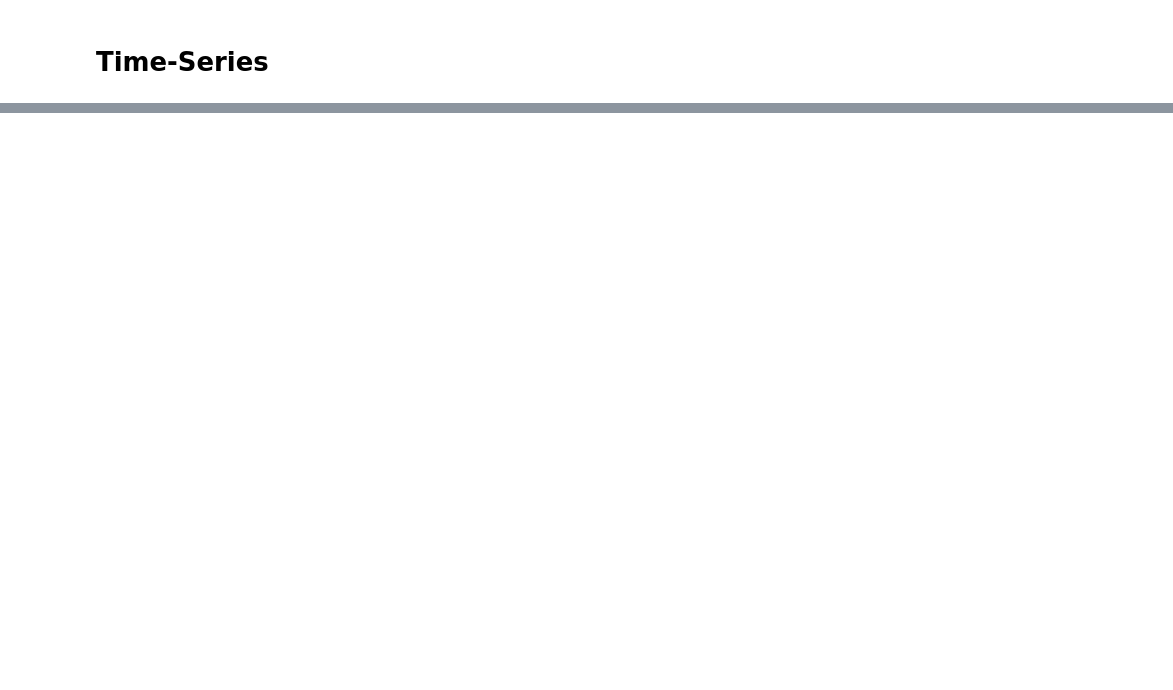
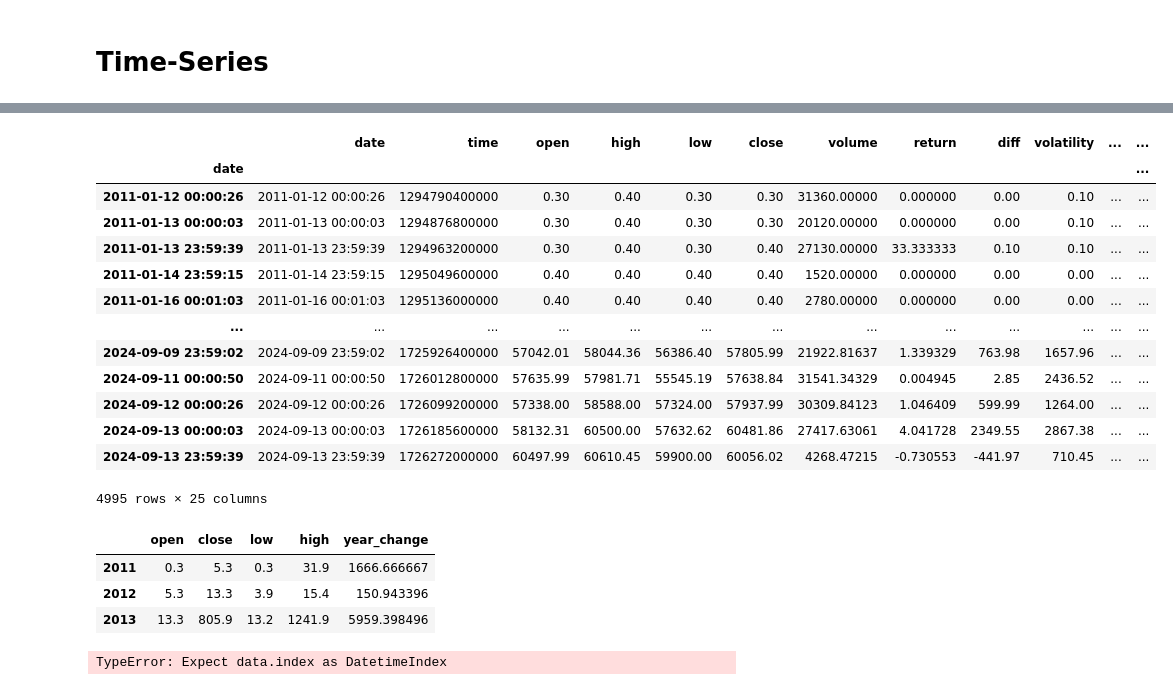
Before and after one commit to Pableren/Glass-Bubble, a Jupyter notebook: Eda.ipynb, the cells around one changed output, grey strips where cells are left out. Cells and saved outputs as stored; diff of their text form; code cells hidden in the pictures; blank space fills up the shorter version.

```diff
--- a/Eda.ipynb
+++ b/Eda.ipynb
@@ -59,0 +60,79 @@ variable_tiempo(df_4h,'close')
+# %%
+df_1d['date_time'] = df_1d['date']
+df_1d.index = df_1d['date']
+# %%
+df_1d
+# %% [output]
+|  | date | time | open | high | low | close | volume | return | diff | volatility | ... | ... |
+| date |  |  |  |  |  |  |  |  |  |  |  | ... |
+| 2011-01-12 00:00:26 | 2011-01-12 00:00:26 | 1294790400000 | 0.30 | 0.40 | 0.30 | 0.30 | 31360.00000 | 0.000000 | 0.00 | 0.10 | ... | ... |
+| 2011-01-13 00:00:03 | 2011-01-13 00:00:03 | 1294876800000 | 0.30 | 0.40 | 0.30 | 0.30 | 20120.00000 | 0.000000 | 0.00 | 0.10 | ... | ... |
+| 2011-01-13 23:59:39 | 2011-01-13 23:59:39 | 1294963200000 | 0.30 | 0.40 | 0.30 | 0.40 | 27130.00000 | 33.333333 | 0.10 | 0.10 | ... | ... |
+| 2011-01-14 23:59:15 | 2011-01-14 23:59:15 | 1295049600000 | 0.40 | 0.40 | 0.40 | 0.40 | 1520.00000 | 0.000000 | 0.00 | 0.00 | ... | ... |
+| 2011-01-16 00:01:03 | 2011-01-16 00:01:03 | 1295136000000 | 0.40 | 0.40 | 0.40 | 0.40 | 2780.00000 | 0.000000 | 0.00 | 0.00 | ... | ... |
+| ... | ... | ... | ... | ... | ... | ... | ... | ... | ... | ... | ... | ... |
+| 2024-09-09 23:59:02 | 2024-09-09 23:59:02 | 1725926400000 | 57042.01 | 58044.36 | 56386.40 | 57805.99 | 21922.81637 | 1.339329 | 763.98 | 1657.96 | ... | ... |
+| 2024-09-11 00:00:50 | 2024-09-11 00:00:50 | 1726012800000 | 57635.99 | 57981.71 | 55545.19 | 57638.84 | 31541.34329 | 0.004945 | 2.85 | 2436.52 | ... | ... |
+| 2024-09-12 00:00:26 | 2024-09-12 00:00:26 | 1726099200000 | 57338.00 | 58588.00 | 57324.00 | 57937.99 | 30309.84123 | 1.046409 | 599.99 | 1264.00 | ... | ... |
+| 2024-09-13 00:00:03 | 2024-09-13 00:00:03 | 1726185600000 | 58132.31 | 60500.00 | 57632.62 | 60481.86 | 27417.63061 | 4.041728 | 2349.55 | 2867.38 | ... | ... |
+| 2024-09-13 23:59:39 | 2024-09-13 23:59:39 | 1726272000000 | 60497.99 | 60610.45 | 59900.00 | 60056.02 | 4268.47215 | -0.730553 | -441.97 | 710.45 | ... | ... |
+4995 rows × 25 columns
+# %%
+# Se localizan los datos correspondientes para cada año
+# ==============================================================================
+years = list(df_1d.index.year.unique())
+df_plot = pd.DataFrame()
+
+for year in years:
+
+    year_open = df_1d.loc[df_1d.index.year == year, "open"].iloc[0]
+    year_close = df_1d.loc[df_1d.index.year == year, "close"].iloc[-1]
+    year_low = df_1d.loc[df_1d.index.year == year, "low"].min()
+    year_high = df_1d.loc[df_1d.index.year == year, "high"].max()
+
+    df_plot[year] = pd.Series([year_open, year_close, year_low, year_high])
+df_plot = df_plot.T
+df_plot = df_plot.set_axis(["open", "close", "low", "high"], axis=1)
+
+df_plot["year_change"] = 100 * (df_plot["close"] - df_plot["open"]) / df_plot["open"]
+df_plot.head(3)
+# %% [output]
+|  | open | close | low | high | year_change |
+| 2011 | 0.3 | 5.3 | 0.3 | 31.9 | 1666.666667 |
+| 2012 | 5.3 | 13.3 | 3.9 | 15.4 | 150.943396 |
+| 2013 | 13.3 | 805.9 | 13.2 | 1241.9 | 5959.398496 |
+# %%
+
+# Asegúrate de que el dataframe tiene un índice de fecha adecuado
+#df_plot.index = pd.to_datetime(df_plot.index)
+
+# Cálculo del porcentaje de cambio para las anotaciones
+annotations_list = []
+max_high = df_plot["high"].max()
+
+for year in years:
+    df_aux = df_plot.loc[df_plot.index == year]
+    loc_x = df_aux.index[0]
+    loc_y = df_aux["high"].values[0] + (max_high * 0.05)
+    text = "{:.1f}%".format(df_aux["year_change"].values[0])
+    annotations_list.append((loc_x, loc_y, text))
+
+# Crear gráfico de velas con mplfinance
+mpf.plot(
+    df_plot,
+    type='candle',  # Gráfico de velas
+    style='charles',
+    title='Chart Bitcoin/USD por año',
+    ylabel='Precio (USD)',
+    figsize=(10, 6),
+    volume=False,  # Si no quieres el gráfico de volumen
+)
+
+# Añadir las anotaciones
+for loc_x, loc_y, text in annotations_list:
+    plt.text(loc_x, loc_y, text, horizontalalignment='center')
+
+# Mostrar el gráfico
+plt.show()
+# %% [output]
+TypeError: Expect data.index as DatetimeIndex
```
Also changed, not shown: parts of 7 cells of this notebook.
